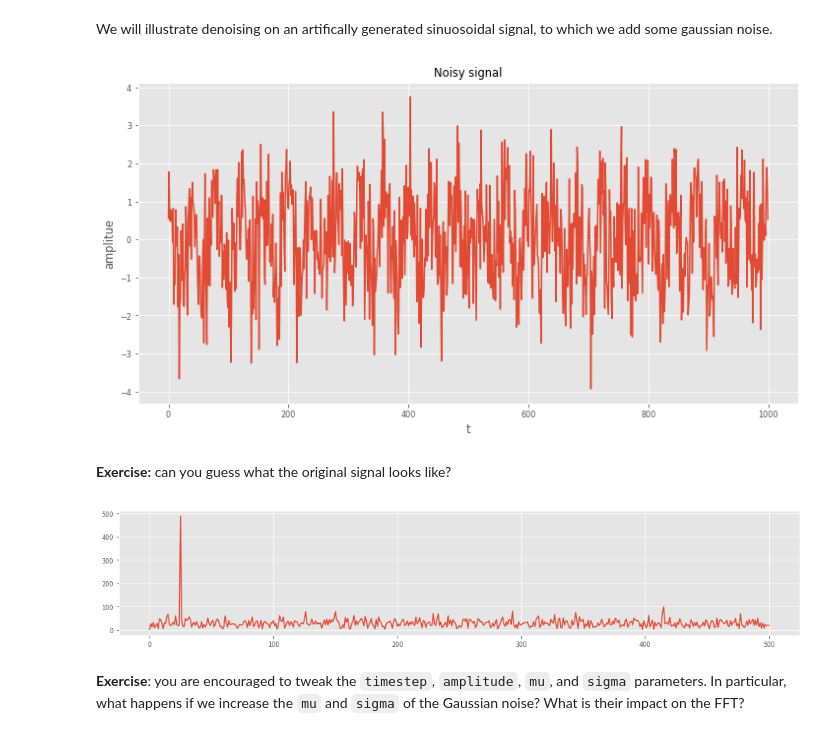
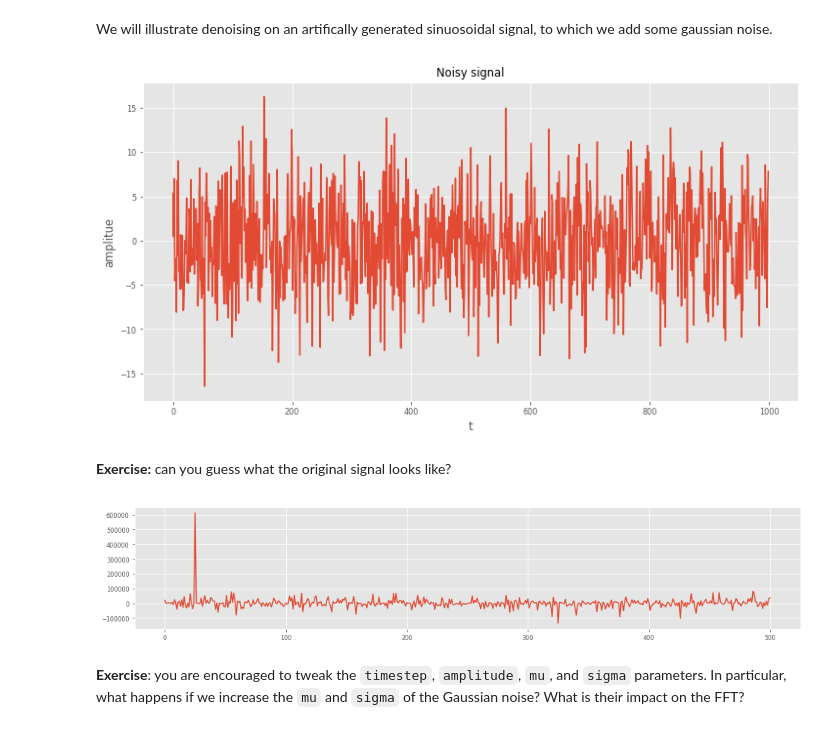
Before and after one commit to godatadriven/ddsw-2018-dsp-workshop, a Jupyter notebook: fourier.ipynb, the cells around one changed output. Cells and saved outputs as stored; diff of their text form; code cells hidden in the pictures.

```diff
--- a/fourier.ipynb
+++ b/fourier.ipynb
@@ -310,8 +310,8 @@ The Fast Fourier Transform (FFT) is a discrete Fourier transform algorithm which
 # %% [markdown]
 In this section we will get some familiarity with the `fft`  implementation in `numpy`. The reader interested in deeper implementation details should consult https://jakevdp.github.io/blog/2013/08/28/understanding-the-fft/
 # %%
-frequency = 5.0
-phs = np.linspace(0, frequency * 2 * pi, 128, endpoint=False)
+frequency = 10.5
+phs = np.linspace(0, frequency * 2 * pi, 1280, endpoint=False)
 X = cos(phs)
 plot(phs, X);
 # %% [output]
@@ -450,7 +450,7 @@ def ideal_signal(samples=None, timestep=None, amplitude=1, frequency=25):
               for sample in range(samples)]
     return signal
 # %%
-def add_gaussian_noise(signal, mu=0, sigma=1):
+def add_gaussian_noise(signal, mu=0, sigma=5):
     noise = [random.normal(mu, sigma) for _ in range(len(signal))]
     return [s + n for s, n in zip(signal, noise)]
 # %%
@@ -465,13 +465,13 @@ title("Noisy signal");
 util.xlabel('t')
 util.ylabel('amplitue')
 # %% [output]
-[figure, old version]
+[figure, new version]
 # %% [markdown]
 **Exercise:** can you guess what the original signal looks like?
 # %%
-plot(abs(fft.rfft(noisy_signal)));
+plot(fft.rfft(noisy_signal)**2);
 # %% [output]
-[figure, old version]
+[figure, new version]
 # %% [markdown]
 **Exercise**: you are encouraged to tweak the `timestep`, `amplitude`, `mu`, and `sigma` parameters. In particular, what happens if we increase the `mu` and `sigma` of the Gaussian noise? What is their impact on the FFT?
 # %% [markdown]
```
Also changed, not shown: parts of 14 cells of this notebook, 5 other files.
